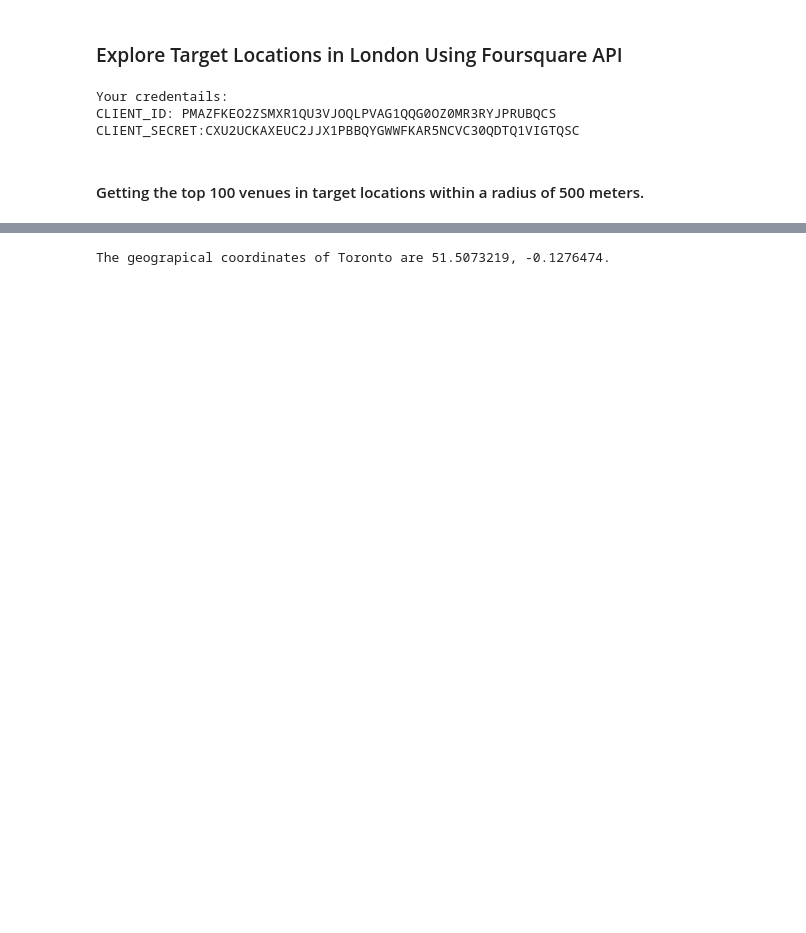
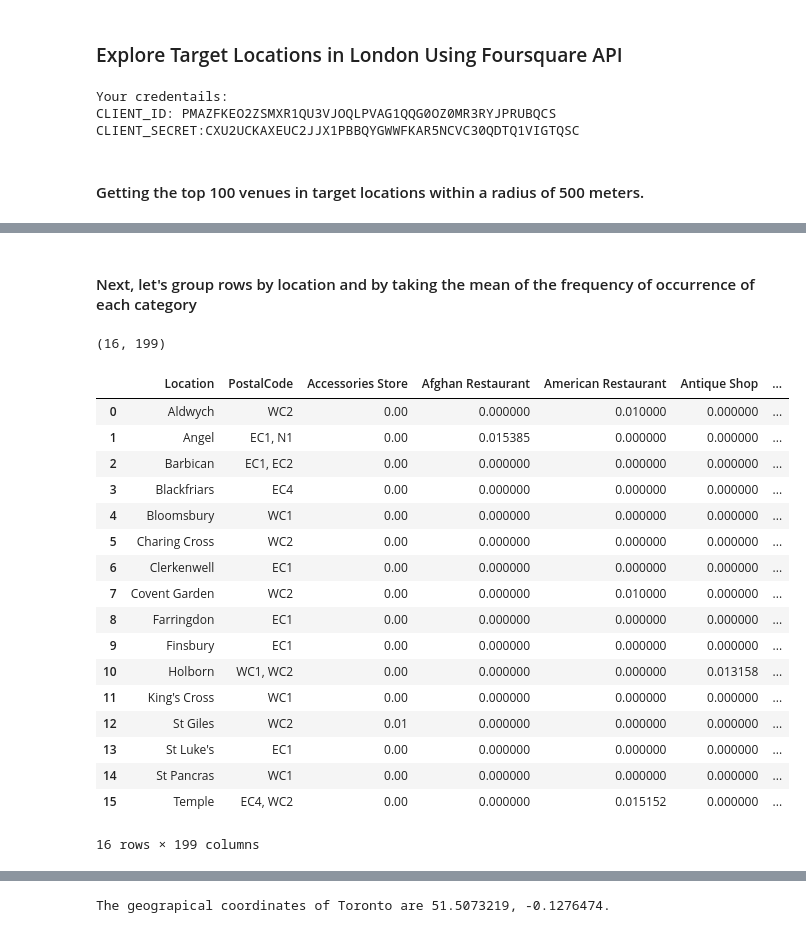
Before and after one commit to smeteo/IBM_Capstone, a Jupyter notebook: Coursera_Capstone.ipynb, the cells around one changed output, grey strips where cells are left out. Saved outputs shown, nothing was run; the diff lists cells and outputs as text; code cells hidden in the pictures; blank space fills up the shorter version.

```diff
--- a/Coursera_Capstone.ipynb
+++ b/Coursera_Capstone.ipynb
@@ -391,0 +428,14 @@ venues_df.groupby("Location").count()
+# %%
+# one hot encoding
+london_onehot = pd.get_dummies(venues_df['VenueCategory'])
+
+# add Location and PostalCode column back to dataframe
+london_onehot['Location'] = venues_df['Location']
+london_onehot['PostalCode'] = venues_df['PostalCode']
+
+# move postal, borough and neighborhood column to the first column
+fixed_columns = (london_onehot.columns[-2:]).tolist() + (london_onehot.columns[:-2]).tolist()
+london_onehot = london_onehot[fixed_columns]
+
+print(london_onehot.shape)
+london_onehot.head()
@@ -391,0 +451,27 @@ venues_df.groupby("Location").count()
+# %% [markdown]
+#### Next, let's group rows by location and by taking the mean of the frequency of occurrence of each category
+# %%
+london_grouped = london_onehot.groupby(["Location", "PostalCode"]).mean().reset_index()
+
+print(london_grouped.shape)
+london_grouped
+# %% [output]
+(16, 199)
+|  | Location | PostalCode | Accessories Store | Afghan Restaurant | American Restaurant | Antique Shop | ... |
+| 0 | Aldwych | WC2 | 0.00 | 0.000000 | 0.010000 | 0.000000 | ... |
+| 1 | Angel | EC1, N1 | 0.00 | 0.015385 | 0.000000 | 0.000000 | ... |
+| 2 | Barbican | EC1, EC2 | 0.00 | 0.000000 | 0.000000 | 0.000000 | ... |
+| 3 | Blackfriars | EC4 | 0.00 | 0.000000 | 0.000000 | 0.000000 | ... |
+| 4 | Bloomsbury | WC1 | 0.00 | 0.000000 | 0.000000 | 0.000000 | ... |
+| 5 | Charing Cross | WC2 | 0.00 | 0.000000 | 0.000000 | 0.000000 | ... |
+| 6 | Clerkenwell | EC1 | 0.00 | 0.000000 | 0.000000 | 0.000000 | ... |
+| 7 | Covent Garden | WC2 | 0.00 | 0.000000 | 0.010000 | 0.000000 | ... |
+| 8 | Farringdon | EC1 | 0.00 | 0.000000 | 0.000000 | 0.000000 | ... |
+| 9 | Finsbury | EC1 | 0.00 | 0.000000 | 0.000000 | 0.000000 | ... |
+| 10 | Holborn | WC1, WC2 | 0.00 | 0.000000 | 0.000000 | 0.013158 | ... |
+| 11 | King's Cross | WC1 | 0.00 | 0.000000 | 0.000000 | 0.000000 | ... |
+| 12 | St Giles | WC2 | 0.01 | 0.000000 | 0.000000 | 0.000000 | ... |
+| 13 | St Luke's | EC1 | 0.00 | 0.000000 | 0.000000 | 0.000000 | ... |
+| 14 | St Pancras | WC1 | 0.00 | 0.000000 | 0.000000 | 0.000000 | ... |
+| 15 | Temple | EC4, WC2 | 0.00 | 0.000000 | 0.015152 | 0.000000 | ... |
+16 rows × 199 columns
```
Also changed, not shown: parts of 7 cells of this notebook.
